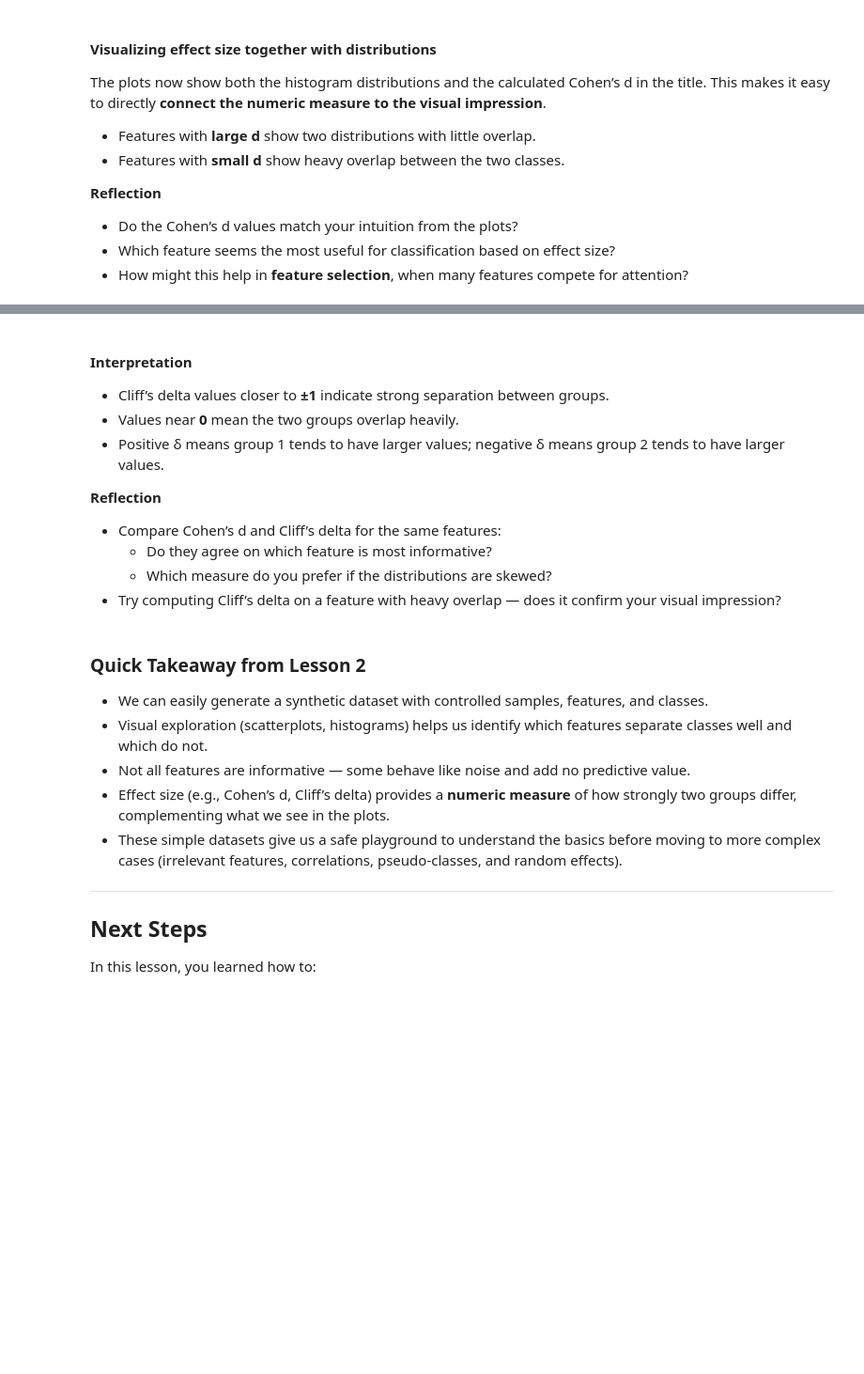
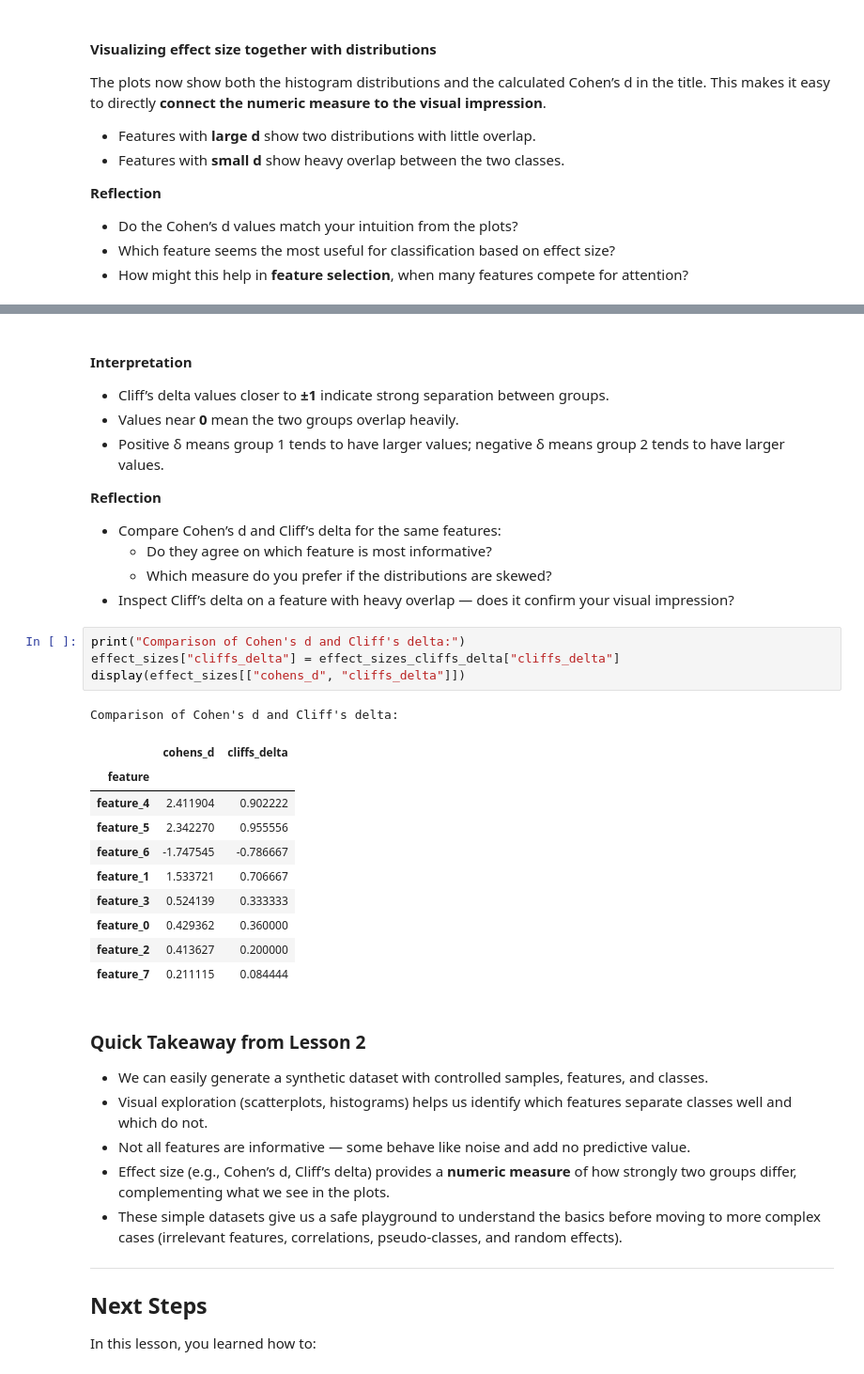
Before and after one commit to sigrun-may/synthetic-biomedical-data-course, a Jupyter notebook: notebooks/02b_feature_distributions_effect_size.ipynb, the cells around one changed output, grey strips where cells are left out. Shown at 94% size. Cells and saved outputs as stored; diff of their text form; blank space fills up the shorter version.

```diff
--- a/notebooks/02b_feature_distributions_effect_size.ipynb
+++ b/notebooks/02b_feature_distributions_effect_size.ipynb
@@ -296,7 +286,23 @@ Cliff's delta for feature_2: -0.71
 - Compare Cohen’s d and Cliff’s delta for the same features:
   - Do they agree on which feature is most informative?
   - Which measure do you prefer if the distributions are skewed?
-- Try computing Cliff’s delta on a feature with heavy overlap — does it confirm your visual impression?
+- Inspect Cliff’s delta on a feature with heavy overlap — does it confirm your visual impression?
+# %%
+print("Comparison of Cohen's d and Cliff's delta:")
+effect_sizes["cliffs_delta"] = effect_sizes_cliffs_delta["cliffs_delta"]
+display(effect_sizes[["cohens_d", "cliffs_delta"]])
+# %% [output]
+Comparison of Cohen's d and Cliff's delta:
+|  | cohens_d | cliffs_delta |
+| feature |  |  |
+| feature_4 | 2.411904 | 0.902222 |
+| feature_5 | 2.342270 | 0.955556 |
+| feature_6 | -1.747545 | -0.786667 |
+| feature_1 | 1.533721 | 0.706667 |
+| feature_3 | 0.524139 | 0.333333 |
+| feature_0 | 0.429362 | 0.360000 |
+| feature_2 | 0.413627 | 0.200000 |
+| feature_7 | 0.211115 | 0.084444 |
 # %% [markdown]
 ### Quick Takeaway from Lesson 2
 - We can easily generate a synthetic dataset with controlled samples, features, and classes.
```
Also changed, not shown: parts of 7 cells of this notebook, 1 other file.
